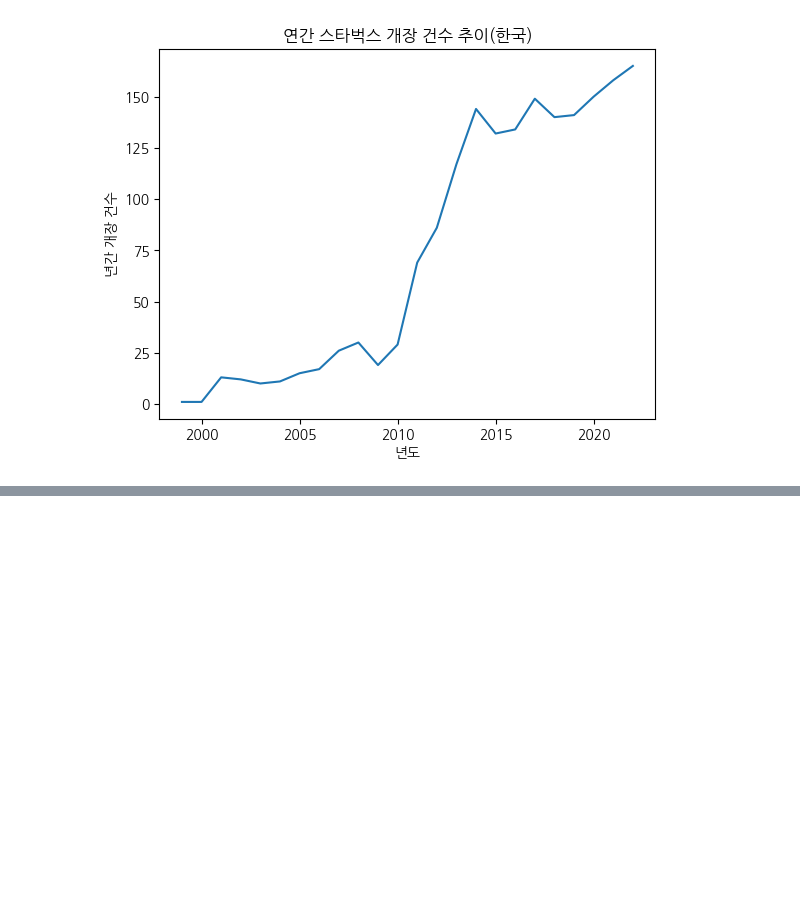
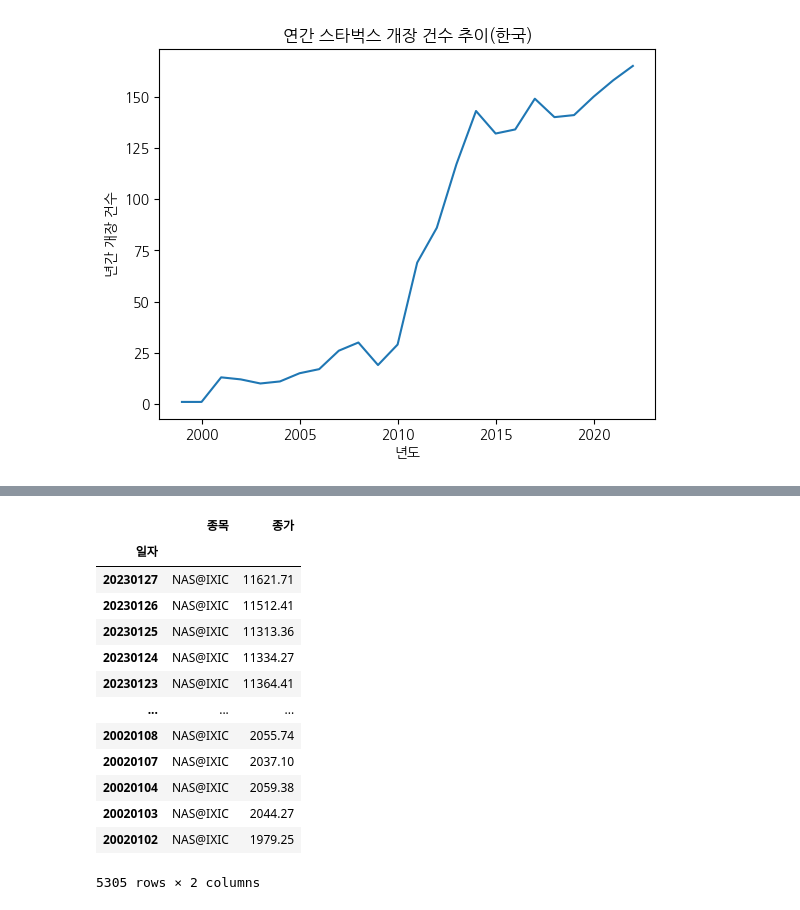
Before and after one commit to stonesteel0606/seaborn_tutorial, a Jupyter notebook: API_STARBUCKS.ipynb, the cells around one changed output, grey strips where cells are left out. Cells and saved outputs as stored; diff of their text form; code cells hidden in the pictures; blank space fills up the shorter version.

```diff
--- a/API_STARBUCKS.ipynb
+++ b/API_STARBUCKS.ipynb
@@ -214,0 +237,18 @@ plt.show()
+# %%
+df_nasdaq = df_nasdaq.set_index('일자')
+df_nasdaq
+# %% [output]
+|  | 종목 | 종가 |
+| 일자 |  |  |
+| 20230127 | NAS@IXIC | 11621.71 |
+| 20230126 | NAS@IXIC | 11512.41 |
+| 20230125 | NAS@IXIC | 11313.36 |
+| 20230124 | NAS@IXIC | 11334.27 |
+| 20230123 | NAS@IXIC | 11364.41 |
+| ... | ... | ... |
+| 20020108 | NAS@IXIC | 2055.74 |
+| 20020107 | NAS@IXIC | 2037.10 |
+| 20020104 | NAS@IXIC | 2059.38 |
+| 20020103 | NAS@IXIC | 2044.27 |
+| 20020102 | NAS@IXIC | 1979.25 |
+5305 rows × 2 columns
```
Also changed, not shown: parts of 7 cells of this notebook, 1 other file.
